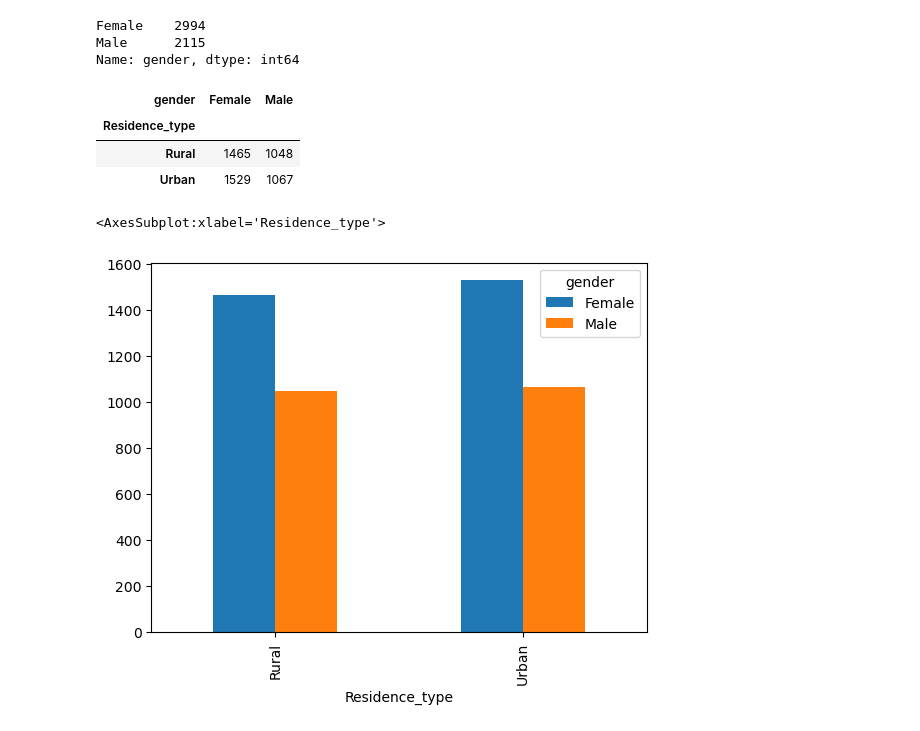
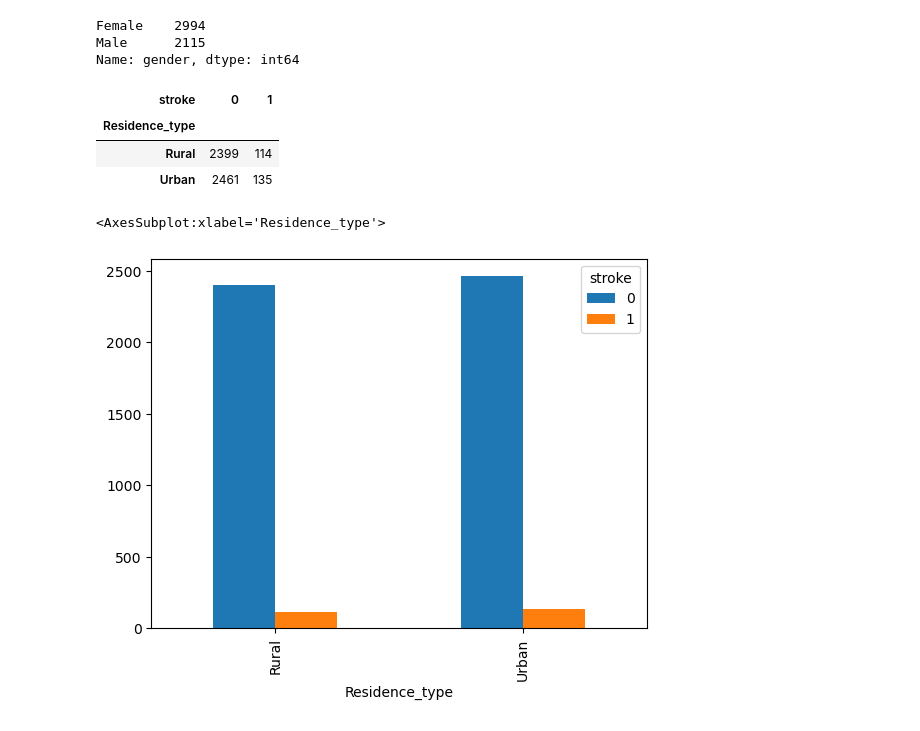
Before and after one commit to WesleyClarijs/DataScience-Portfolio, a Jupyter notebook: Assignment 14.ipynb, the cells around one changed output. Saved outputs shown, nothing was run; the diff lists cells and outputs as text; code cells hidden in the pictures.

```diff
--- a/Assignment 14.ipynb
+++ b/Assignment 14.ipynb
@@ -17,15 +17,15 @@ Female    2994
 Male      2115
 Name: gender, dtype: int64
 # %%
-ResidenceTypeGenderTable = ds.groupby(['gender','Residence_type']).size().unstack('gender', fill_value=0)
-ResidenceTypeGenderTable
+ResidenceTypeStrokeTable = ds.groupby(['stroke','Residence_type']).size().unstack('stroke', fill_value=0)
+ResidenceTypeStrokeTable
 # %% [output]
-| gender | Female | Male |
+| stroke | 0 | 1 |
 | Residence_type |  |  |
-| Rural | 1465 | 1048 |
-| Urban | 1529 | 1067 |
+| Rural | 2399 | 114 |
+| Urban | 2461 | 135 |
 # %%
-SmokingStatusGenderTable.plot(kind='bar')
+ResidenceTypeStrokeTable.plot(kind='bar')
 # %% [output]
 <AxesSubplot:xlabel='Residence_type'>
-[figure, old version]
+[figure, new version]
```
Also changed, not shown: parts of 15 cells of this notebook, 24 other files.
